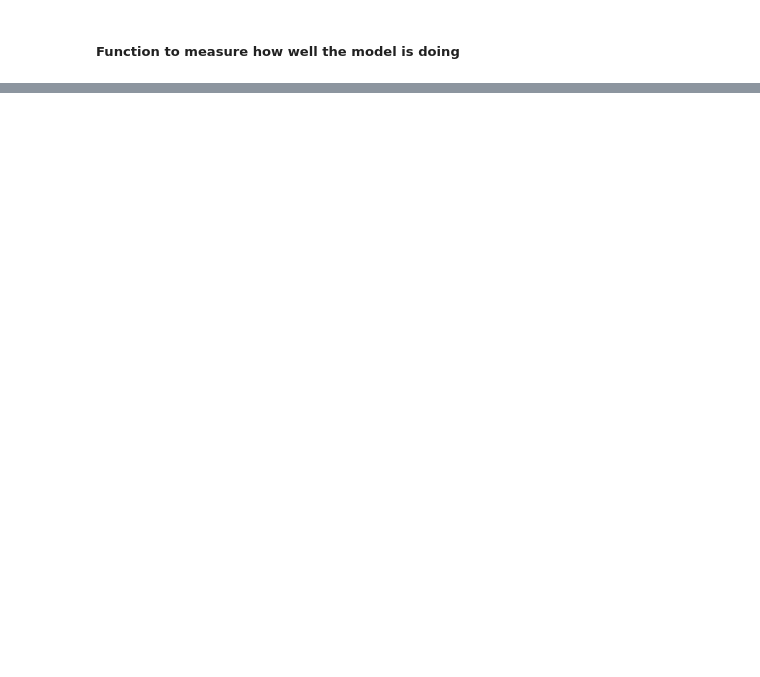
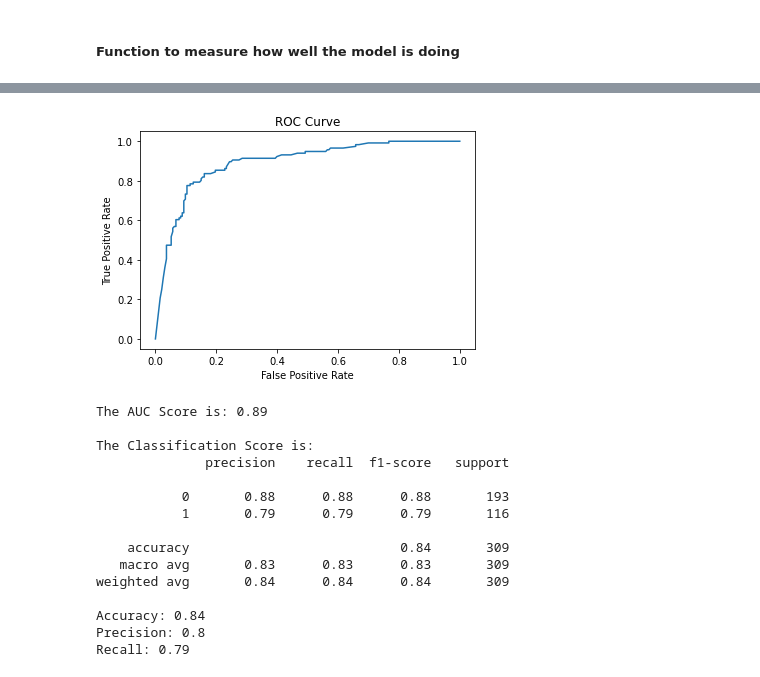
Before and after one commit to ziadhegazi/Intro-to-Artifictial-Intelligence, a Jupyter notebook: Decision Trees/Decisiontree checkpoint.ipynb, the cells around one changed output, grey strips where cells are left out. Saved outputs shown, nothing was run; the diff lists cells and outputs as text; code cells hidden in the pictures; blank space fills up the shorter version.

```diff
--- a/Decision Trees/Decisiontree checkpoint.ipynb
+++ b/Decision Trees/Decisiontree checkpoint.ipynb
@@ -335,4 +565,20 @@ rf.fit(X_train, y_train)
 rf_pred = rf.predict(X_test)
 # %%
 rf_metric = metrics(rf_pred, rf)
-rf_metric
+# %% [output]
+[figure, added]
+The AUC Score is: 0.89
+
+The Classification Score is:
+              precision    recall  f1-score   support
+
+           0       0.88      0.88      0.88       193
+           1       0.79      0.79      0.79       116
+
+    accuracy                           0.84       309
+   macro avg       0.83      0.83      0.83       309
+weighted avg       0.84      0.84      0.84       309
+
+Accuracy: 0.84
+Precision: 0.8
+Recall: 0.79
```
Also changed, not shown: parts of 38 cells of this notebook.
